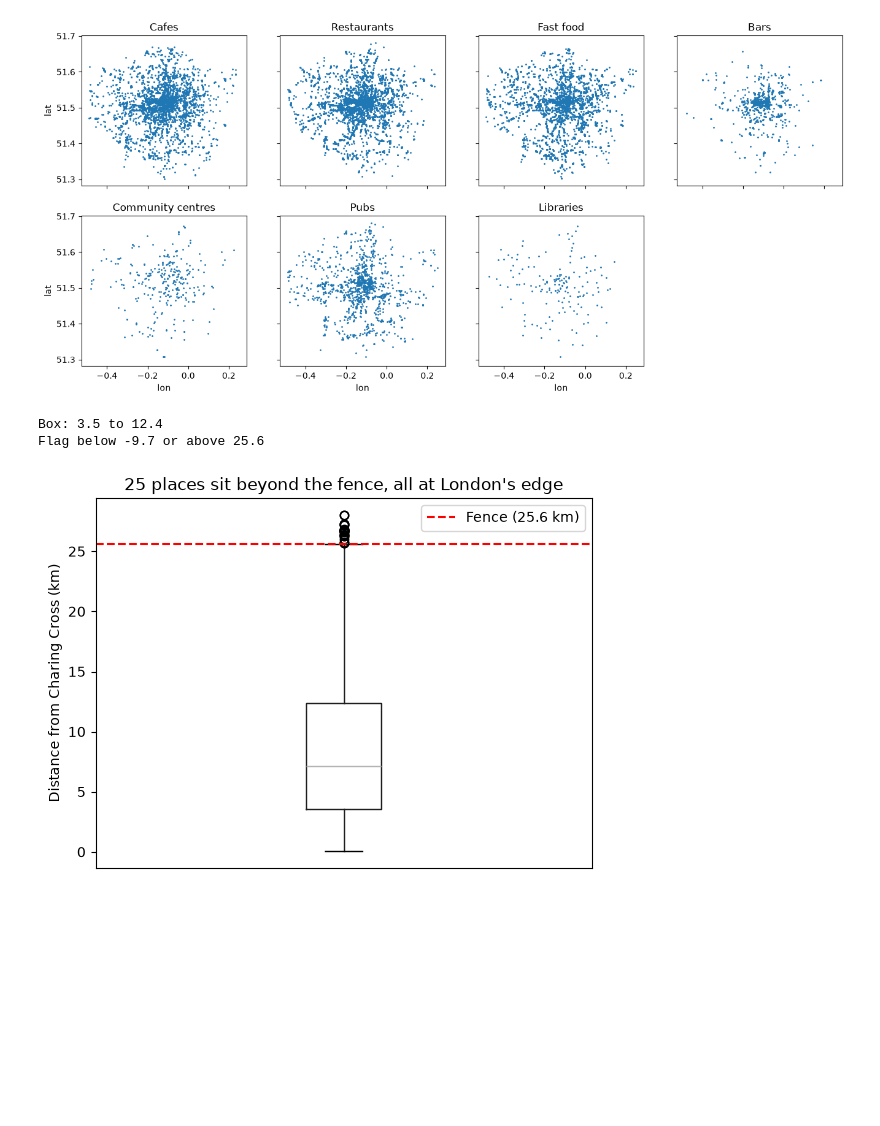
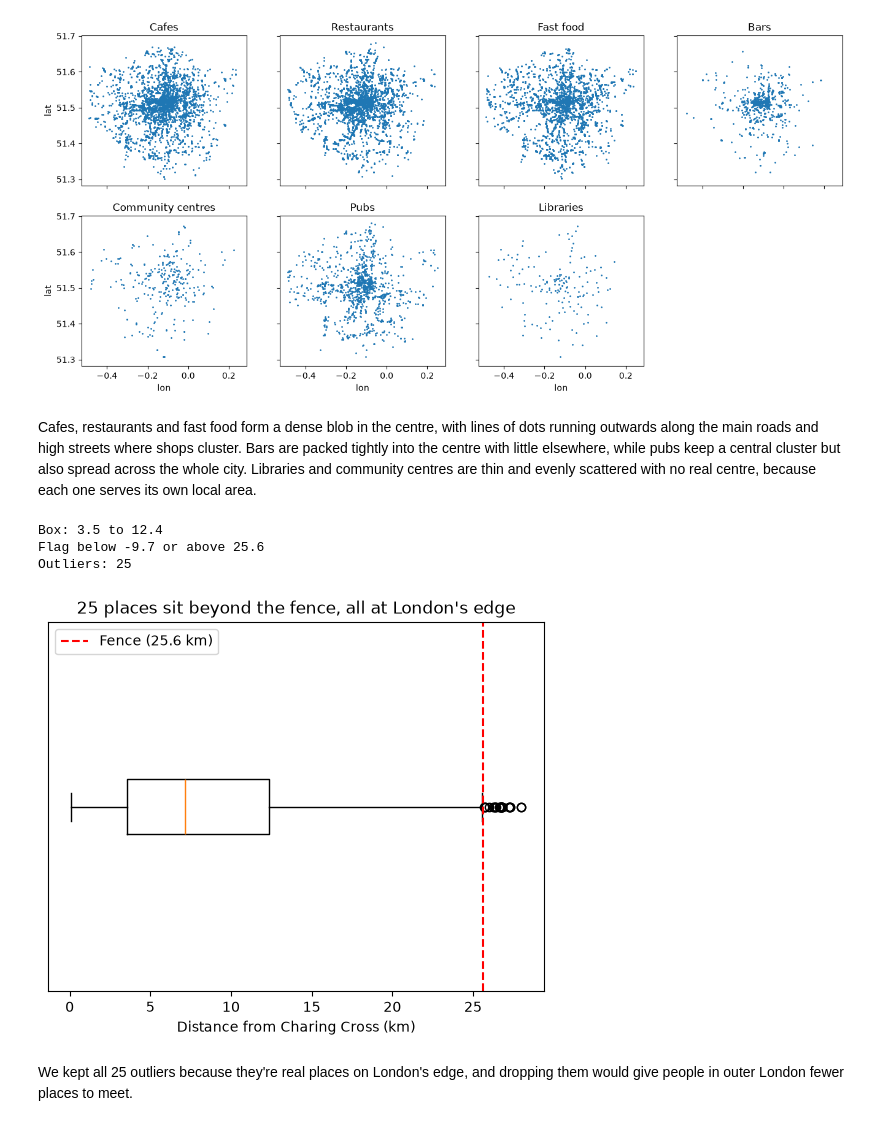
Before and after one commit to rufusgsmith/project-labs, a Jupyter notebook: notebooks/explore-data.ipynb, the cells around one changed output. Drawn from its saved outputs; the diff is of its cells as text; code cells hidden in the pictures; blank space fills up the shorter version.

```diff
--- a/notebooks/explore-data.ipynb
+++ b/notebooks/explore-data.ipynb
@@ -97,6 +99,8 @@ axes[7].axis("off")
 plt.show()
 # %% [output]
 [figure]
+# %% [markdown]
+Cafes, restaurants and fast food form a dense blob in the centre, with lines of dots running outwards along the main roads and high streets where shops cluster. Bars are packed tightly into the centre with little elsewhere, while pubs keep a central cluster but also spread across the whole city. Libraries and community centres are thin and evenly scattered with no real centre, because each one serves its own local area.
 # %%
 # Work out the outlier fences for distance from the centre
 q1 = places["km_from_centre"].quantile(0.25)
@@ -107,17 +111,21 @@ upper = q3 + 1.5 * width
 
 print("Box:", round(q1, 1), "to", round(q3, 1))
 print("Flag below", round(lower, 1), "or above", round(upper, 1))
+print("Outliers:", (places["km_from_centre"] > upper).sum())
 # %% [output]
 Box: 3.5 to 12.4
 Flag below -9.7 or above 25.6
+Outliers: 25
 # %%
 # Box plot of distance from the centre: dots are the outliers beyond the fence
-places.boxplot(column="km_from_centre", grid=False)
-plt.axhline(upper, color="red", linestyle="--", label=f"Fence ({upper:.1f} km)")
+plt.boxplot(places["km_from_centre"], orientation="horizontal")
+plt.axvline(upper, color="red", linestyle="--", label=f"Fence ({upper:.1f} km)")
 plt.title("25 places sit beyond the fence, all at London's edge")
-plt.ylabel("Distance from Charing Cross (km)")
-plt.xticks([])
+plt.xlabel("Distance from Charing Cross (km)")
+plt.yticks([])
 plt.legend()
 plt.show()
 # %% [output]
-[figure, old version]
+[figure, new version]
+# %% [markdown]
+We kept all 25 outliers because they're real places on London's edge, and dropping them would give people in outer London fewer places to meet.
```
Also changed, not shown: parts of 4 cells of this notebook.
